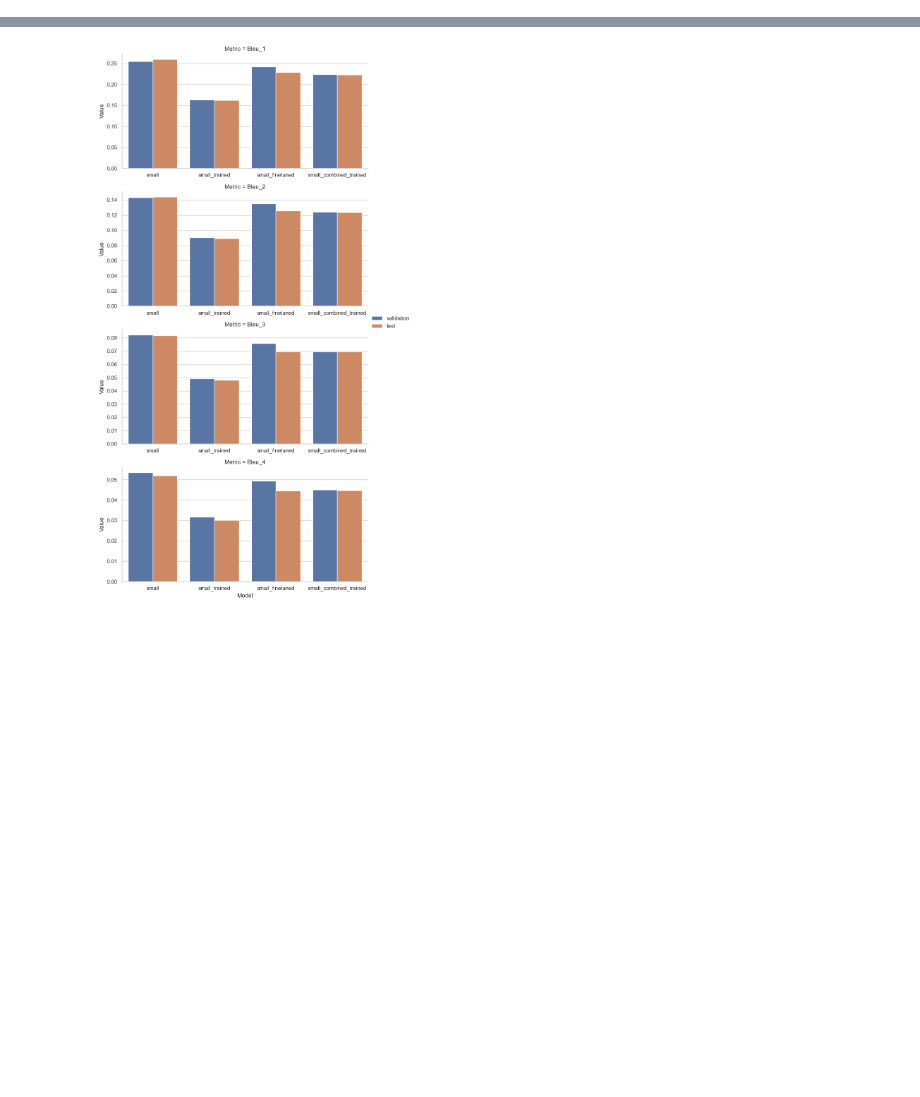
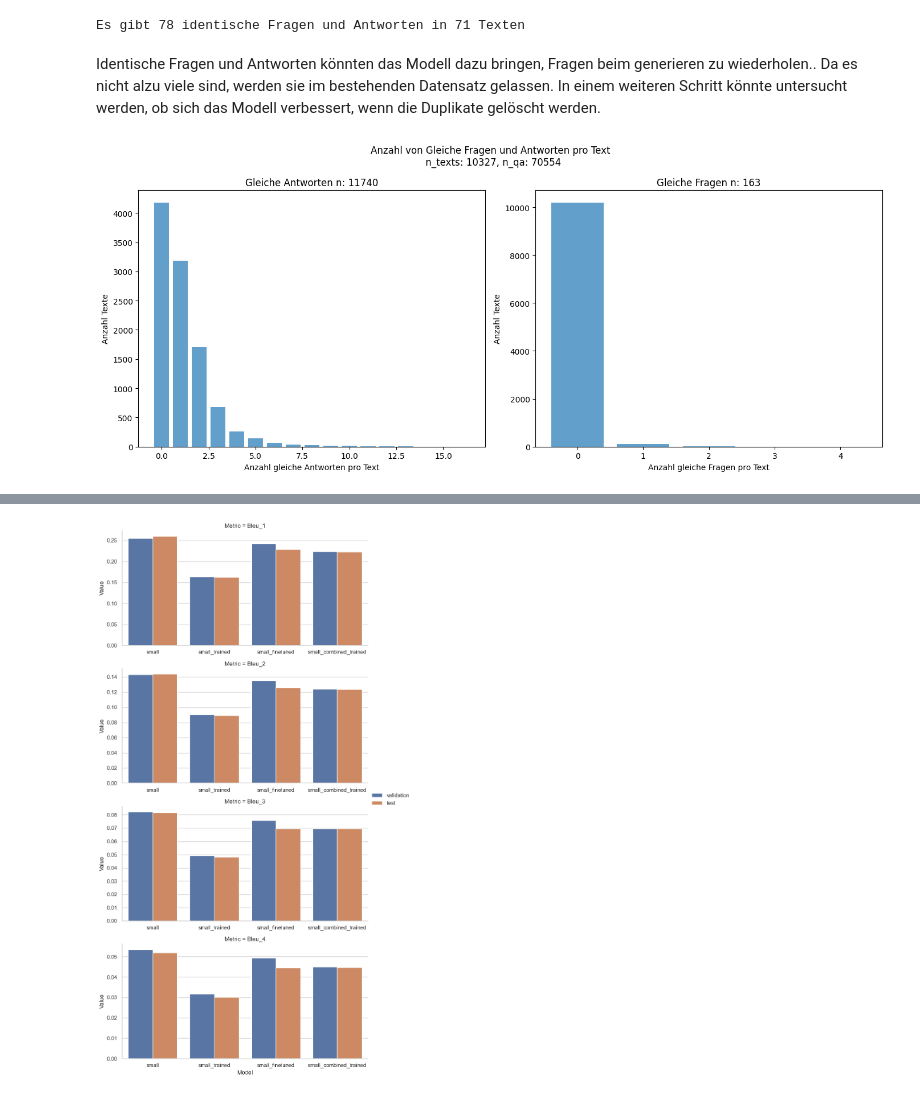
Before and after one commit to swiggy123/npr_mc2, a Jupyter notebook: report.ipynb, the cells around one changed output, grey strips where cells are left out. Saved outputs shown, nothing was run; the diff lists cells and outputs as text; code cells hidden in the pictures; blank space fills up the shorter version.

```diff
--- a/report.ipynb
+++ b/report.ipynb
@@ -54,0 +170,47 @@ Es wurden die Small und Base Varianten untersucht. Diese haben folgende Paramete
+# %%
+qa = [len(qa.split("|")) for qa in dataset["train"]["questions_answers"]]
+qa_set = [len(set(qa.split("|"))) for qa in dataset["train"]["questions_answers"]]
+print(f"Es gibt {sum(np.array(qa) - np.array(qa_set))} identische Fragen und Antworten in {sum(np.array(qa) != np.array(qa_set))} Texten")
+# %% [output]
+Es gibt 78 identische Fragen und Antworten in 71 Texten
+# %% [markdown]
+Identische Fragen und Antworten könnten das Modell dazu bringen, Fragen beim generieren zu wiederholen.. Da es nicht alzu viele sind, werden sie im bestehenden Datensatz gelassen. In einem weiteren Schritt könnte untersucht werden, ob sich das Modell verbessert, wenn die Duplikate gelöscht werden.
+# %%
+number_of_answers_set = [len(set(answers)) for answers in dataset["train"]["answers"]]
+n_duplicates = np.array(number_of_answers) - np.array(number_of_answers_set)
+
+number_counts = Counter(n_duplicates)
+
+unique_numbers = list(number_counts.keys())
+counts = list(number_counts.values())
+
+# Create subplots with 1 row and 2 columns
+fig, axs = plt.subplots(1, 2, figsize=(14, 6))  # Adjust the figure size as needed
+
+# Plot for number_of_answers
+axs[0].bar(unique_numbers, counts, align='center', alpha=0.7)
+axs[0].set_xlabel('Anzahl gleiche Antworten pro Text')
+axs[0].set_ylabel('Anzahl Texte')
+axs[0].set_title(f'Gleiche Antworten n: {sum(n_duplicates)}')
+
+# Plot for number_of_questions
+number_of_questions_set = [len(set(questions)) for questions in dataset["train"]["questions"]]
+n_duplicates = np.array(number_of_questions) - np.array(number_of_questions_set)
+
+number_counts = Counter(n_duplicates)
+
+unique_numbers = list(number_counts.keys())
+counts = list(number_counts.values())
+
+axs[1].bar(unique_numbers, counts, align='center', alpha=0.7)
+axs[1].set_xlabel('Anzahl gleiche Fragen pro Text')
+axs[1].set_ylabel('Anzahl Texte')
+axs[1].set_title(f'Gleiche Fragen n: {sum(n_duplicates)}')
+
+plt.suptitle(f"Anzahl von Gleiche Fragen und Antworten pro Text \n n_texts: {len(number_of_questions)}, n_qa: {sum(number_of_questions)}")
+# Adjust spacing between subplots
+plt.tight_layout()
+# Display the combined figure with subplots
+plt.show()
+# %% [output]
+[figure, added]
```
Also changed, not shown: parts of 36 cells of this notebook.
